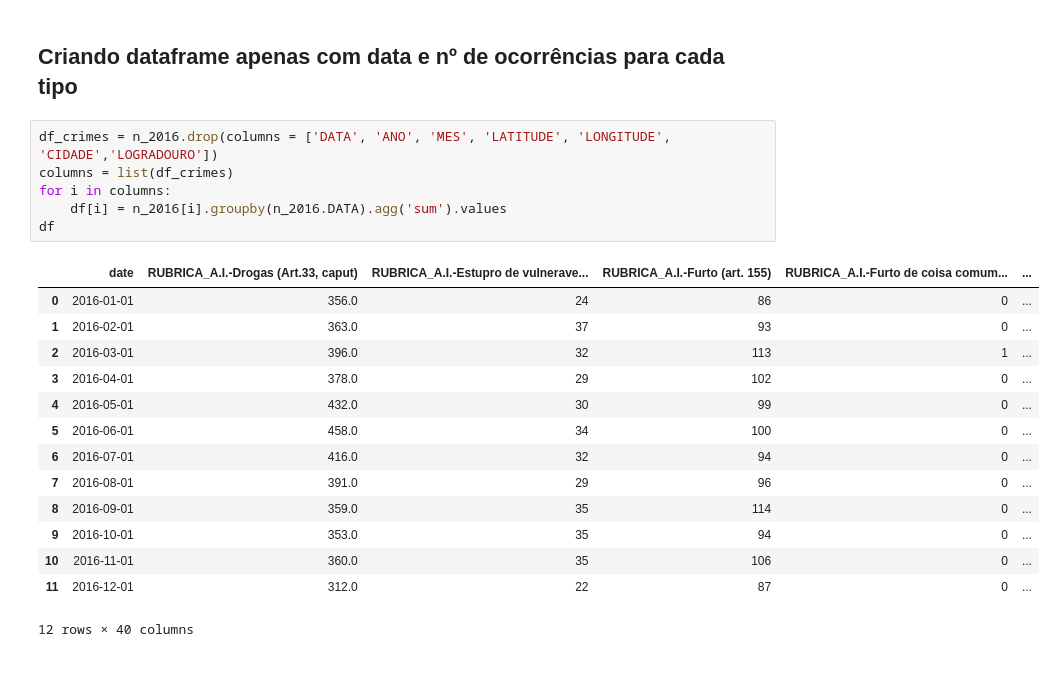
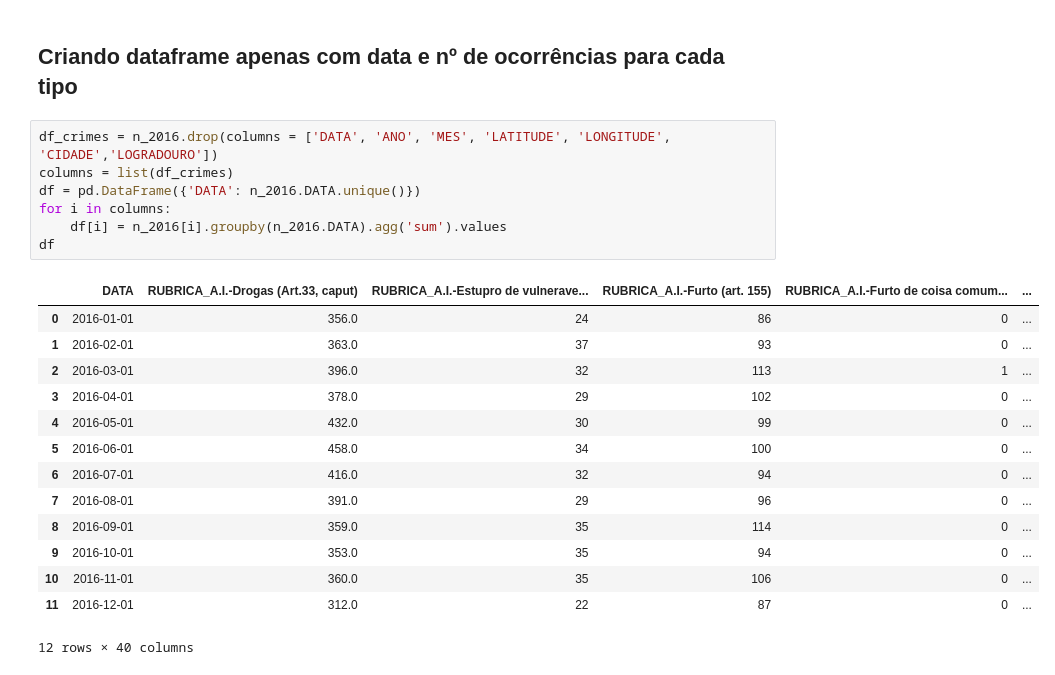
Before and after one commit to deeplearningunb/deeBO, a Jupyter notebook: DeeBO-EDA.ipynb, the cells around one changed output. Saved outputs shown, nothing was run; the diff lists cells and outputs as text.

Commit message:
Improving data visualization

```diff
--- a/DeeBO-EDA.ipynb
+++ b/DeeBO-EDA.ipynb
@@ -106,11 +101,12 @@ Index(['ANO', 'MES', 'LATITUDE', 'LONGITUDE', 'CIDADE', 'LOGRADOURO', 'DATA',
 # %%
 df_crimes = n_2016.drop(columns = ['DATA', 'ANO', 'MES', 'LATITUDE', 'LONGITUDE', 'CIDADE','LOGRADOURO'])
 columns = list(df_crimes)
+df = pd.DataFrame({'DATA': n_2016.DATA.unique()})
 for i in columns:
     df[i] = n_2016[i].groupby(n_2016.DATA).agg('sum').values
 df
 # %% [output]
-|  | date | RUBRICA_A.I.-Drogas (Art.33, caput) | RUBRICA_A.I.-Estupro de vulnerave... | RUBRICA_A.I.-Furto (art. 155) | RUBRICA_A.I.-Furto de coisa comum... | ... |
+|  | DATA | RUBRICA_A.I.-Drogas (Art.33, caput) | RUBRICA_A.I.-Estupro de vulnerave... | RUBRICA_A.I.-Furto (art. 155) | RUBRICA_A.I.-Furto de coisa comum... | ... |
 | 0 | 2016-01-01 | 356.0 | 24 | 86 | 0 | ... |
 | 1 | 2016-02-01 | 363.0 | 37 | 93 | 0 | ... |
 | 2 | 2016-03-01 | 396.0 | 32 | 113 | 1 | ... |
```
Also changed, not shown: parts of 8 cells of this notebook.
